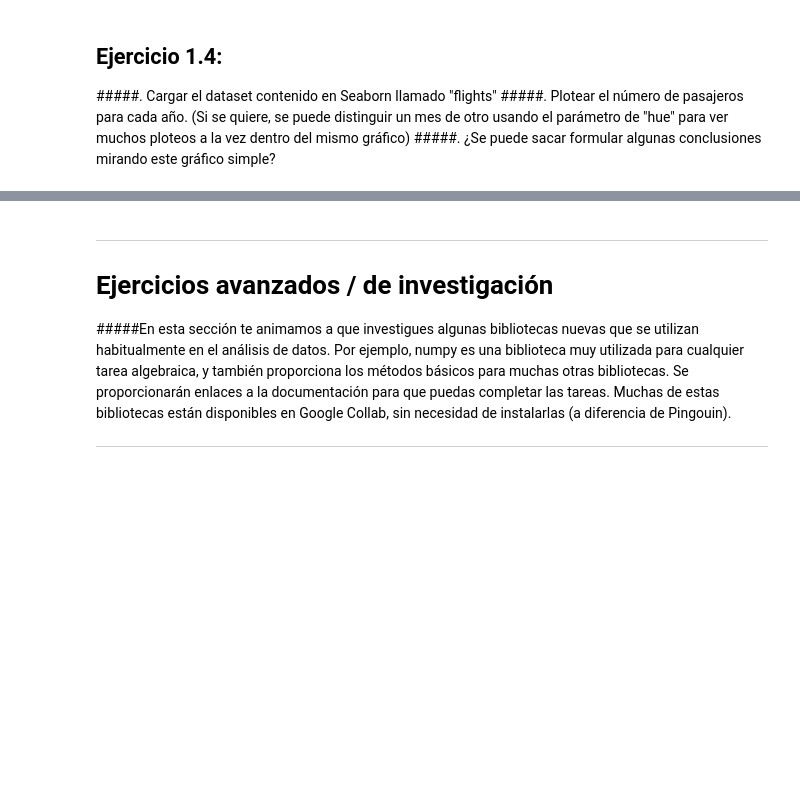
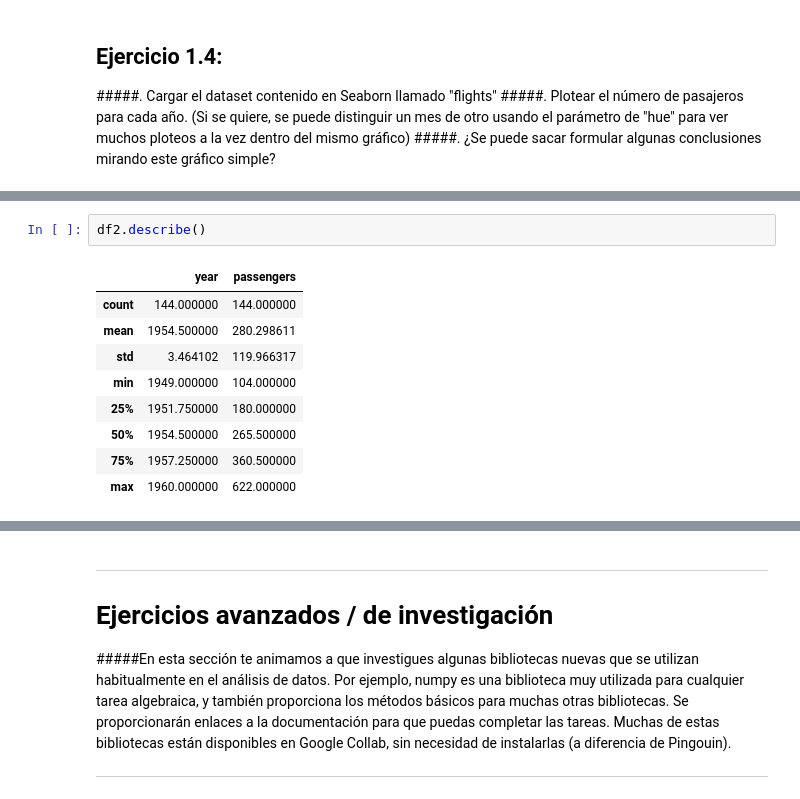
Before and after one commit to kildegaard/fcen, a Jupyter notebook: ML-en-Quimica/Clase 1/Gus/GUS-Ejercicios_Para_Notebook_1_Enero_2023.ipynb, the cells around one changed output, grey strips where cells are left out. Cells and saved outputs as stored; diff of their text form; blank space fills up the shorter version.

```diff
--- a/ML-en-Quimica/Clase 1/Gus/GUS-Ejercicios_Para_Notebook_1_Enero_2023.ipynb
+++ b/ML-en-Quimica/Clase 1/Gus/GUS-Ejercicios_Para_Notebook_1_Enero_2023.ipynb
@@ -62,0 +71,12 @@ TIP: Primero hacer un nuevo DataFrame que sólo tenga datos anteriores a 2010. E
+# %%
+df2.describe()
+# %% [output]
+|  | year | passengers |
+| count | 144.000000 | 144.000000 |
+| mean | 1954.500000 | 280.298611 |
+| std | 3.464102 | 119.966317 |
+| min | 1949.000000 | 104.000000 |
+| 25% | 1951.750000 | 180.000000 |
+| 50% | 1954.500000 | 265.500000 |
+| 75% | 1957.250000 | 360.500000 |
+| max | 1960.000000 | 622.000000 |
```
Also changed, not shown: parts of 20 cells of this notebook, 1 other file.
